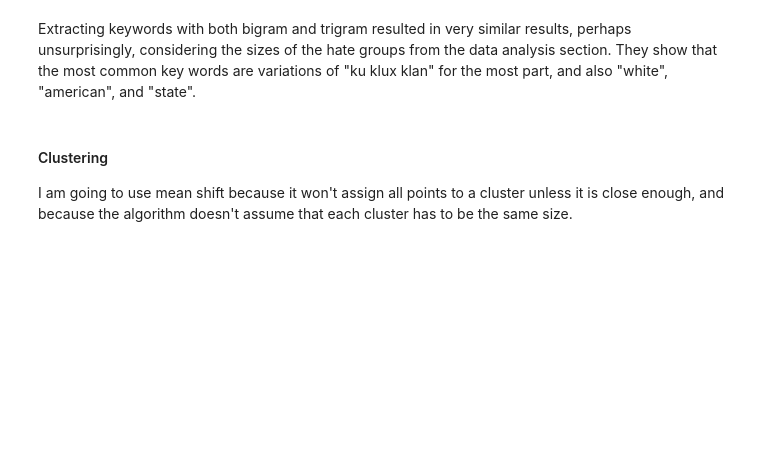
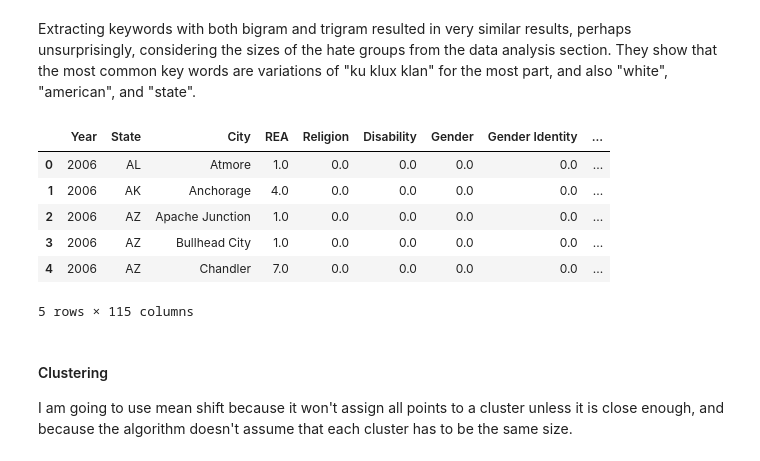
Before and after one commit to gemmaaa/capstone_projects, a Jupyter notebook: FC birlikde 4. Modeling.ipynb, the cells around one changed output. Saved outputs shown, nothing was run; the diff lists cells and outputs as text; code cells hidden in the pictures; blank space fills up the shorter version.

```diff
--- a/FC birlikde 4. Modeling.ipynb
+++ b/FC birlikde 4. Modeling.ipynb
@@ -240,5 +250,38 @@ print(ranked2[:5])
 # %% [markdown]
 Extracting keywords with both bigram and trigram resulted in very similar results, perhaps unsurprisingly, considering the sizes of the hate groups from the data analysis section. They show that the most common key words are variations of "ku klux klan" for the most part, and also "white", "american", and "state".
+# %%
+# adding the vectors from the keywords back into the hatemaps dataframe
+
+hatemaps['vector'] = 0
+
+for v, k in ranked2:
+    for i in hatemaps[hatemaps['Group Name'].str.contains(k)].index:
+        #print(hatemaps['Group Name'].str.contains(k).index)
+        hatemaps.loc[i, 'vector'] += v
+# %%
+by_city_only.rename(index=str,columns={'Agency name': 'City'}, inplace=True)
+# %%
+# get a vector for the city if there is data for it
+vector_city = hatemaps.groupby(['City','State','Year'])['vector'].sum().reset_index()
+
+by_city_only = pd.merge(by_city_only,vector_city, on=['Year','State','City'], how='left')
+# %%
+# get the vector for the state, just in case there is no city vector
+vector_state = hatemaps.groupby(['State','Year'])['vector'].sum().reset_index()
+
+by_city_only = pd.merge(by_city_only,vector_state, on=['Year','State'], how='left')
+# %%
+by_city_only.rename(index=str,columns={'vector_x': 'City_vector',
+                                      'vector_y': 'State_vector'}, inplace=True)
+by_city_only.head()
+# %% [output]
+|  | Year | State | City | REA | Religion | Disability | Gender | Gender Identity | ... |
+| 0 | 2006 | AL | Atmore | 1.0 | 0.0 | 0.0 | 0.0 | 0.0 | ... |
+| 1 | 2006 | AK | Anchorage | 4.0 | 0.0 | 0.0 | 0.0 | 0.0 | ... |
+| 2 | 2006 | AZ | Apache Junction | 1.0 | 0.0 | 0.0 | 0.0 | 0.0 | ... |
+| 3 | 2006 | AZ | Bullhead City | 1.0 | 0.0 | 0.0 | 0.0 | 0.0 | ... |
+| 4 | 2006 | AZ | Chandler | 7.0 | 0.0 | 0.0 | 0.0 | 0.0 | ... |
+5 rows × 115 columns
 # %% [markdown]
 #### Clustering
 
```
Also changed, not shown: parts of 68 cells of this notebook.
